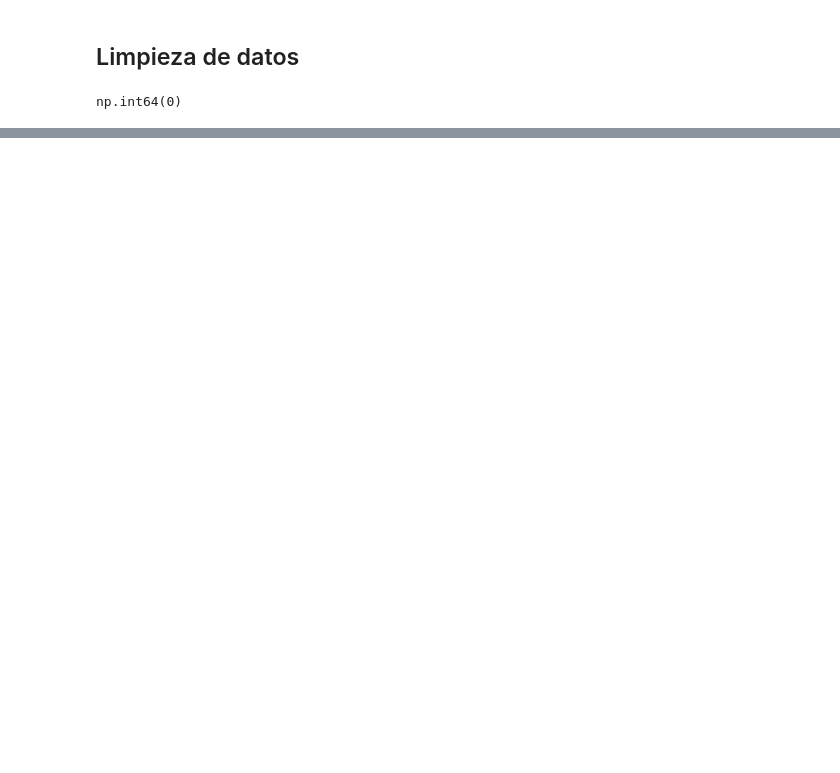
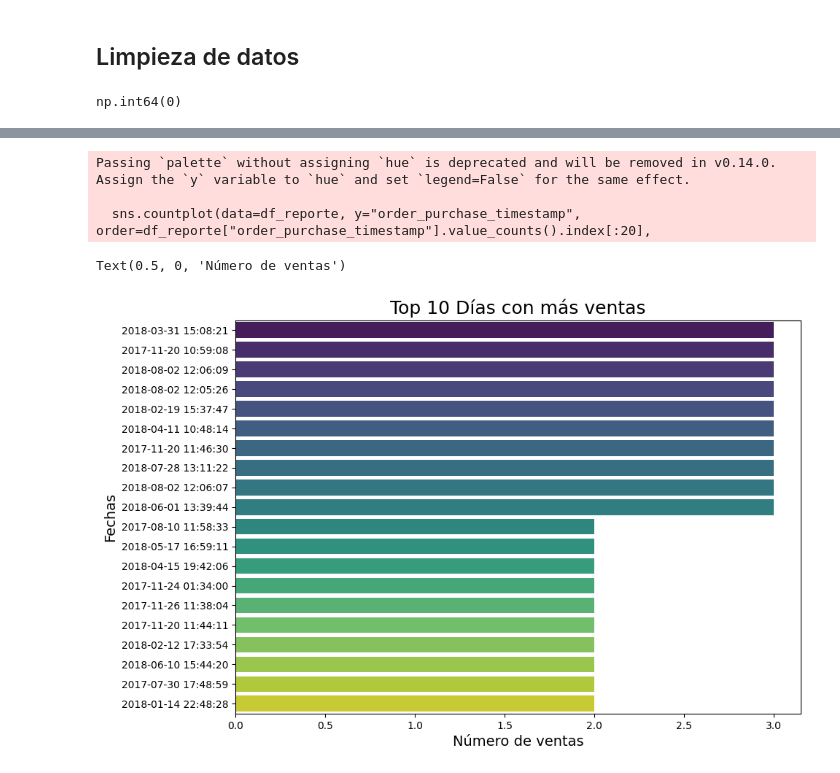
Before and after one commit to carlos-villa-restrepo/olist-growth-engine, a Jupyter notebook: notebooks/EDA.ipynb, the cells around one changed output, grey strips where cells are left out. Saved outputs shown, nothing was run; the diff lists cells and outputs as text; code cells hidden in the pictures; blank space fills up the shorter version.

Commit message:
En proceso: Análisis univariante de las variables

```diff
--- a/notebooks/EDA.ipynb
+++ b/notebooks/EDA.ipynb
@@ -176,0 +256,3 @@ df_master
+# %%
+# Se crea un df sin duplicados en order_id para visualizar las compras reales.
+df_unique_order = df_master.drop_duplicates(subset=["order_id"])
@@ -176,0 +332,13 @@ df_master
+# %%
+plt.figure(figsize=(10, 7))
+sns.countplot(data=df_unique_order, y="order_purchase_timestamp", order=df_unique_order["order_purchase_timestamp"].value_counts().index[:20],
+              palette="viridis")
+plt.title("Top 10 Días con más ventas", fontsize=18)
+plt.ylabel("Fechas", fontsize=14)
+plt.xlabel("Número de ventas", fontsize=14)
+# %% [output]
+Passing `palette` without assigning `hue` is deprecated and will be removed in v0.14.0. Assign the `y` variable to `hue` and set `legend=False` for the same effect.
+
+  sns.countplot(data=df_reporte, y="order_purchase_timestamp", order=df_reporte["order_purchase_timestamp"].value_counts().index[:20],
+Text(0.5, 0, 'Número de ventas')
+[figure, added]
```
Also changed, not shown: parts of 25 cells of this notebook.
